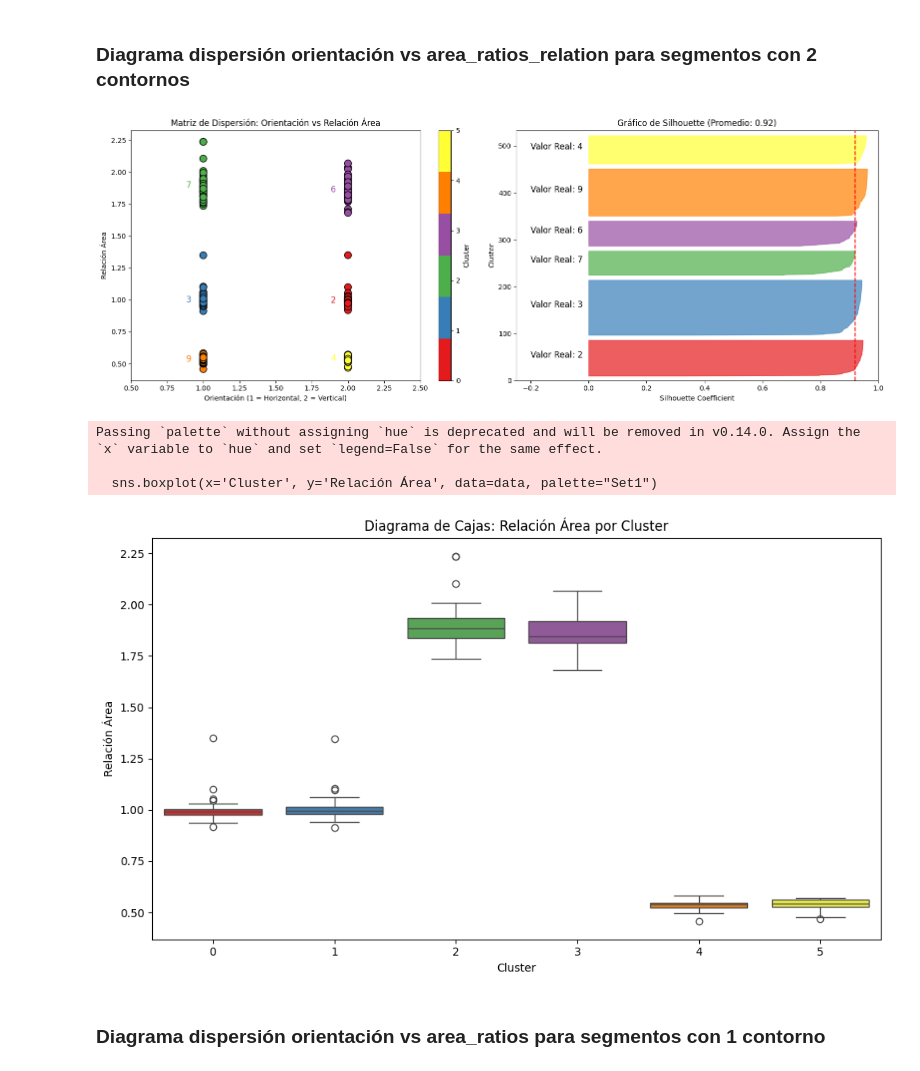
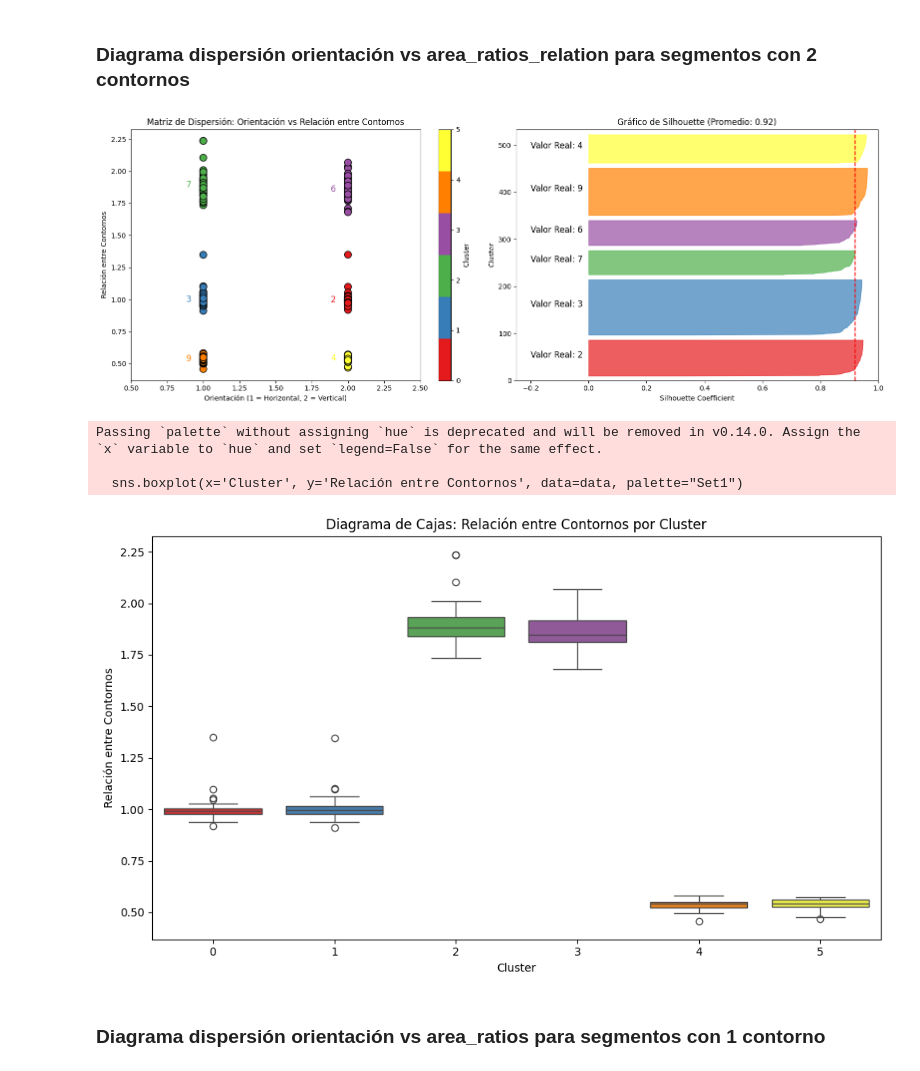
Before and after one commit to miguelable/PSM_OpenCV, a Jupyter notebook: clasificacion_lotes.ipynb, the cells around one changed output. Cells and saved outputs as stored; diff of their text form; code cells hidden in the pictures.

```diff
--- a/clasificacion_lotes.ipynb
+++ b/clasificacion_lotes.ipynb
@@ -433,8 +433,8 @@ for image_idx, segment_info in enumerate(segment_info_global):
             "Valor Real": segment.get("valor_real", None),
             "Num Contornos": segment.get("num_contours", None),
             "Orientación": segment["orientation"][0] if segment["orientation"] else None,
-            "Relación Área": segment.get("area_ratios_relation", None),
-            "Razones de Área": razones_area_str,
+            "Relación entre Contornos": segment.get("area_ratios_relation", None),
+            "Relación del Segmento": razones_area_str,
         }
         data.append(row)
 
@@ -528,8 +528,8 @@ fig, (ax1, ax2) = plt.subplots(1, 2, figsize=(16, 6))
 # Gráfico de dispersión con los clusters coloreados
 scatter = ax1.scatter(orientaciones_num, relaciones_area, c=clusters, cmap=cmap_clusters, s=100, edgecolors="k")
 ax1.set_xlabel("Orientación (1 = Horizontal, 2 = Vertical)")
-ax1.set_ylabel("Relación Área")
-ax1.set_title("Matriz de Dispersión: Orientación vs Relación Área")
+ax1.set_ylabel("Relación entre Contornos")
+ax1.set_title("Matriz de Dispersión: Orientación vs Relación entre Contornos")
 ax1.set_xlim(0.5, 2.5)  # Limitar el eje X de 0.5 a 2.5
 fig.colorbar(scatter, ax=ax1, label="Cluster")
 
@@ -569,36 +569,36 @@ ax2.set_title(f"Gráfico de Silhouette (Promedio: {silhouette_avg:.2f})")
 plt.tight_layout()
 plt.show()
 # %% [output]
-[figure, old version]
+[figure, new version]
 # %%
 import pandas as pd
 
 # Si 'relaciones_area' es una lista de listas, podemos tomar el promedio de cada lista
 relaciones_area_promedio = [np.mean(area) if isinstance(area, (list, np.ndarray)) else area
                             for area in relaciones_area]
 
 # Crear un DataFrame con las relaciones de área promedio y los clusters
 data = pd.DataFrame({
-    'Relación Área': relaciones_area_promedio,
+    'Relación entre Contornos': relaciones_area_promedio,
     'Cluster': clusters
 })
 
 # Crear el diagrama de cajas (boxplot) agrupado por clusters
 plt.figure(figsize=(10, 6))
-sns.boxplot(x='Cluster', y='Relación Área', data=data, palette="Set1")
+sns.boxplot(x='Cluster', y='Relación entre Contornos', data=data, palette="Set1")
 
 # Añadir título y etiquetas
-plt.title("Diagrama de Cajas: Relación Área por Cluster")
+plt.title("Diagrama de Cajas: Relación entre Contornos por Cluster")
 plt.xlabel("Cluster")
-plt.ylabel("Relación Área")
+plt.ylabel("Relación entre Contornos")
 
 plt.tight_layout()
 plt.show()
 # %% [output]
 Passing `palette` without assigning `hue` is deprecated and will be removed in v0.14.0. Assign the `x` variable to `hue` and set `legend=False` for the same effect.
 
-  sns.boxplot(x='Cluster', y='Relación Área', data=data, palette="Set1")
+  sns.boxplot(x='Cluster', y='Relación entre Contornos', data=data, palette="Set1")
-[figure, old version]
+[figure, new version]
 # %% [markdown]
 ### Diagrama dispersión orientación vs area_ratios para segmentos con 1 contorno
 # %%
```
Also changed, not shown: parts of 4 cells of this notebook, 1 other file.
